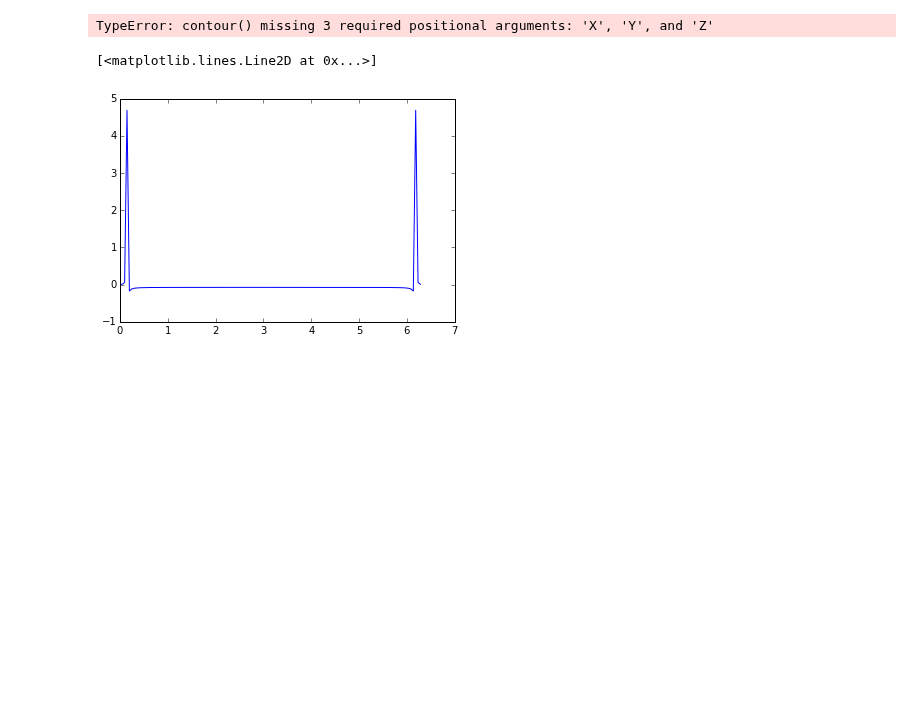
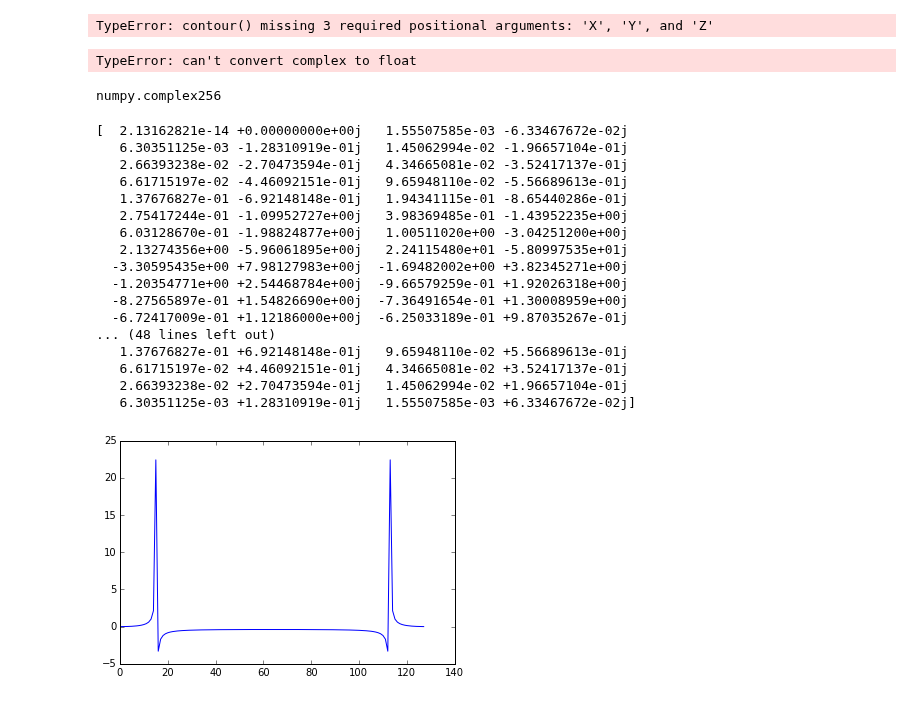
Before and after one commit to mbuchove/notebook-wurk-b, a Jupyter notebook: stats/astro283_hw6.ipynb, the cells around one changed output. Saved outputs shown, nothing was run; the diff lists cells and outputs as text; code cells hidden in the pictures; blank space fills up the shorter version.

```diff
--- a/stats/astro283_hw6.ipynb
+++ b/stats/astro283_hw6.ipynb
@@ -177,13 +180,37 @@ def cool_turkey_fft(arr, N, s):
             ARR[k] = orig + np.exp(-2*np.pi*(1j)*k/N)*ARR[k+N/2]
             ARR[k+N/2] = orig - np.exp(-2*np.pi*(1j)*k/N)*ARR[k+N/2]
     return ARR
+# %%
+cool_turkey_fft(sinar, 128, 1)
+# %% [output]
+TypeError: can't convert complex to float
 # %%
-x = np.linspace(0, 2*np.pi, 128)
-sinar = (np.sin(3*x))
+x = np.linspace(0, 10*np.pi, 128, dtype=complex)
+sinar = np.sin(3*x)
+np.complex256
+# %% [output]
+numpy.complex256
 # %%
 #cool_turkey_fft(sinar, 128, 1)
 sinar_fft_np = np.fft.fft(sinar)
-plt.plot(x, sinar_fft_np)
+plt.plot(sinar_fft_np)
+print(sinar_fft_np)
 # %% [output]
-[<matplotlib.lines.Line2D at 0x...>]
+[  2.13162821e-14 +0.00000000e+00j   1.55507585e-03 -6.33467672e-02j
+   6.30351125e-03 -1.28310919e-01j   1.45062994e-02 -1.96657104e-01j
+   2.66393238e-02 -2.70473594e-01j   4.34665081e-02 -3.52417137e-01j
+   6.61715197e-02 -4.46092151e-01j   9.65948110e-02 -5.56689613e-01j
+   1.37676827e-01 -6.92148148e-01j   1.94341115e-01 -8.65440286e-01j
+   2.75417244e-01 -1.09952727e+00j   3.98369485e-01 -1.43952235e+00j
+   6.03128670e-01 -1.98824877e+00j   1.00511020e+00 -3.04251200e+00j
+   2.13274356e+00 -5.96061895e+00j   2.24115480e+01 -5.80997535e+01j
+  -3.30595435e+00 +7.98127983e+00j  -1.69482002e+00 +3.82345271e+00j
+  -1.20354771e+00 +2.54468784e+00j  -9.66579259e-01 +1.92026318e+00j
+  -8.27565897e-01 +1.54826690e+00j  -7.36491654e-01 +1.30008959e+00j
+  -6.72417009e-01 +1.12186000e+00j  -6.25033189e-01 +9.87035267e-01j
+... (48 lines left out)
+   1.37676827e-01 +6.92148148e-01j   9.65948110e-02 +5.56689613e-01j
+   6.61715197e-02 +4.46092151e-01j   4.34665081e-02 +3.52417137e-01j
+   2.66393238e-02 +2.70473594e-01j   1.45062994e-02 +1.96657104e-01j
+   6.30351125e-03 +1.28310919e-01j   1.55507585e-03 +6.33467672e-02j]
-[figure, old version]
+[figure, new version]
```
Also changed, not shown: parts of 2 cells of this notebook, 7 other files.
